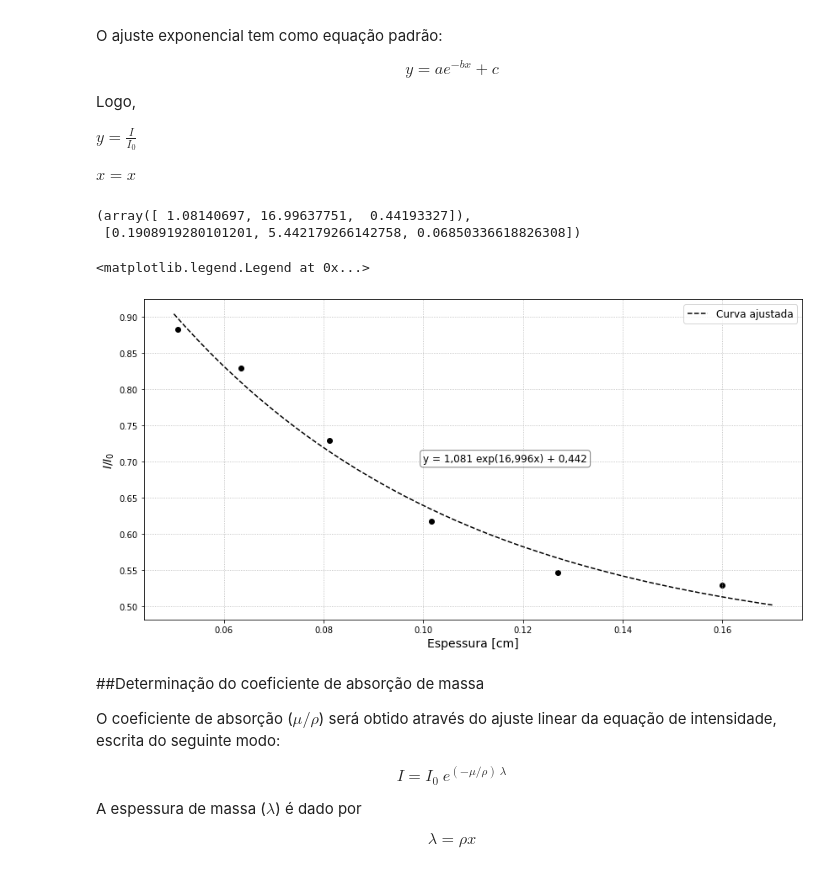
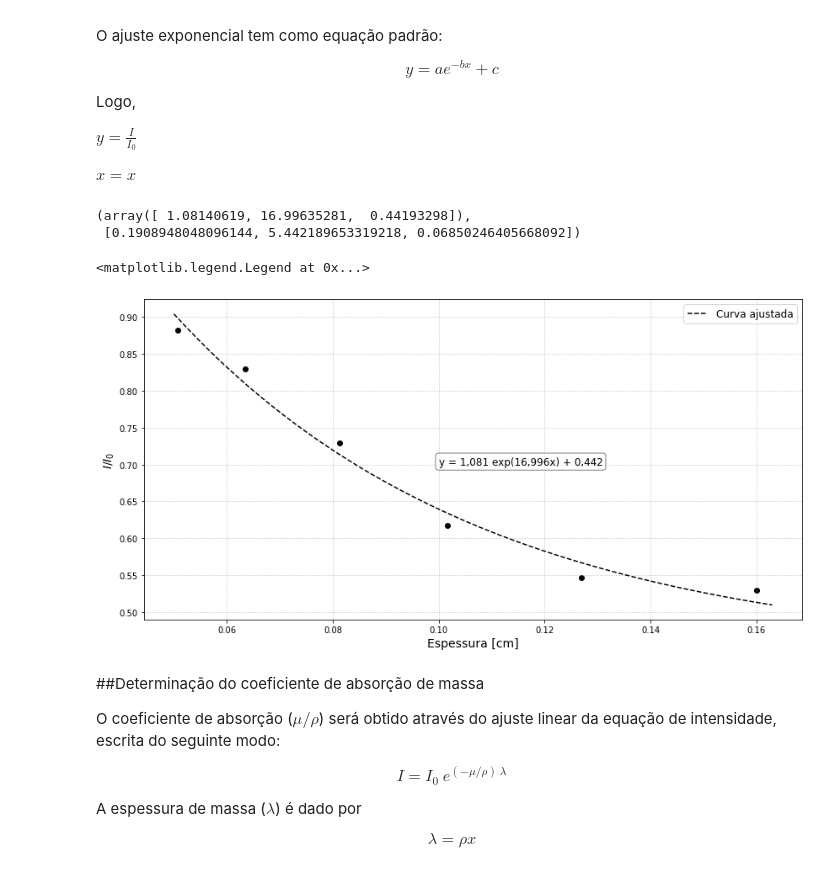
Before and after one commit to goulartsursula/DisciplinasUERJ, a Jupyter notebook: Estrutura da Materia 3/AtenuacaoGama.ipynb, the cells around one changed output. Drawn from its saved outputs; the diff is of its cells as text; code cells hidden in the pictures.

```diff
--- a/Estrutura da Materia 3/AtenuacaoGama.ipynb
+++ b/Estrutura da Materia 3/AtenuacaoGama.ipynb
@@ -85,27 +85,27 @@ $x = x$
 def func(x, a, c, d):
     return a*np.exp(-c*x)+d
 
-popt, pcov = curve_fit(func, data_missing_row['espessura(cm)'], data_missing_row['contagens']/data['contagens'][0], p0=(1, 4e-4, 1))
+popt, pcov = curve_fit(func, data_missing_row['espessura(cm)'], data_missing_row['contagens']/data['contagens'][0], p0=(1, 1, 1))
 errorfunc = [np.sqrt(pcov[i, i]) for i in np.arange(3)] #Diagonal principal da matriz
 # %%
 popt, errorfunc
 # %% [output]
-(array([ 1.08140697, 16.99637751,  0.44193327]),
- [0.1908919280101201, 5.442179266142758, 0.06850336618826308])
+(array([ 1.08140619, 16.99635281,  0.44193298]),
+ [0.1908948048096144, 5.442189653319218, 0.06850246405668092])
 # %%
 fig,ax = plt.subplots(figsize = (14,7))
 
-x = np.linspace(0.050, 0.170)
+x = np.linspace(0.050, 0.163)
 plt.plot(x, func(x, *popt), linestyle='--', c='black', label='Curva ajustada')
 plt.scatter(data_missing_row['espessura(cm)'], data_missing_row['contagens'] / data['contagens'][0], color='black')
 plt.xlabel('Espessura [cm]', fontsize = 14)
 plt.ylabel('$I/I_0$', fontsize=14)
 ax.text(0.10, 0.70, 'y = 1,081 exp(16,996x) + 0,442', bbox=dict(boxstyle='round', facecolor='white', alpha=0.5), fontsize = 12)
 plt.grid(linestyle = 'dotted')
 plt.legend(fontsize = 12)
 # %% [output]
 <matplotlib.legend.Legend at 0x...>
-[figure, old version]
+[figure, new version]
 # %% [markdown]
 ##Determinação do coeficiente de absorção de massa
 
```
Also changed, not shown: parts of 3 cells of this notebook.
